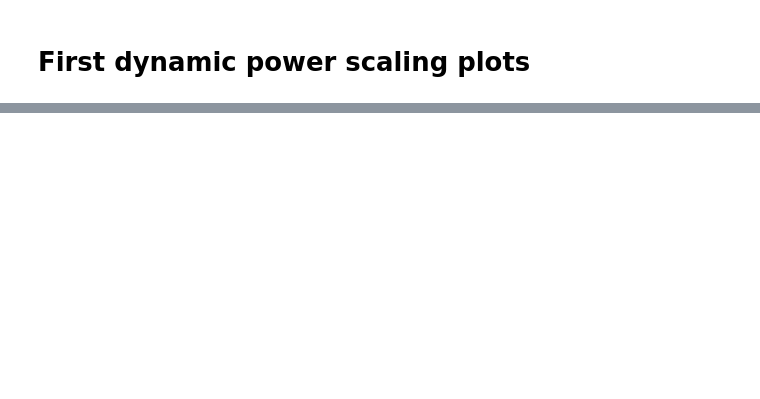
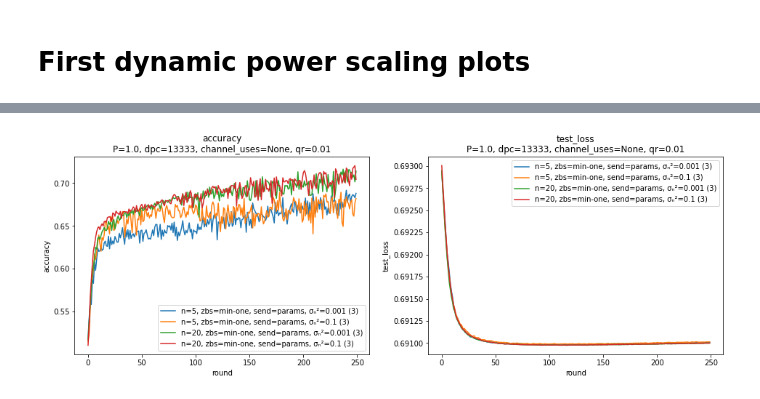
Before and after one commit to czlee/kyanite, a Jupyter notebook: misc-plots-2.ipynb, the cells around one changed output, grey strips where cells are left out. Saved outputs shown, nothing was run; the diff lists cells and outputs as text; code cells hidden in the pictures; blank space fills up the shorter version.

```diff
--- a/misc-plots-2.ipynb
+++ b/misc-plots-2.ipynb
@@ -125,0 +148,5 @@ plot_averaged_training_charts(results_dir, fields, title_specs, fixed_specs, ser
+# %%
+series_specs['send'] = ['params']
+plot_averaged_training_charts(results_dir, fields, title_specs, fixed_specs, series_specs)
+# %% [output]
+[figure, added]
```
Also changed, not shown: parts of 8 cells of this notebook.
